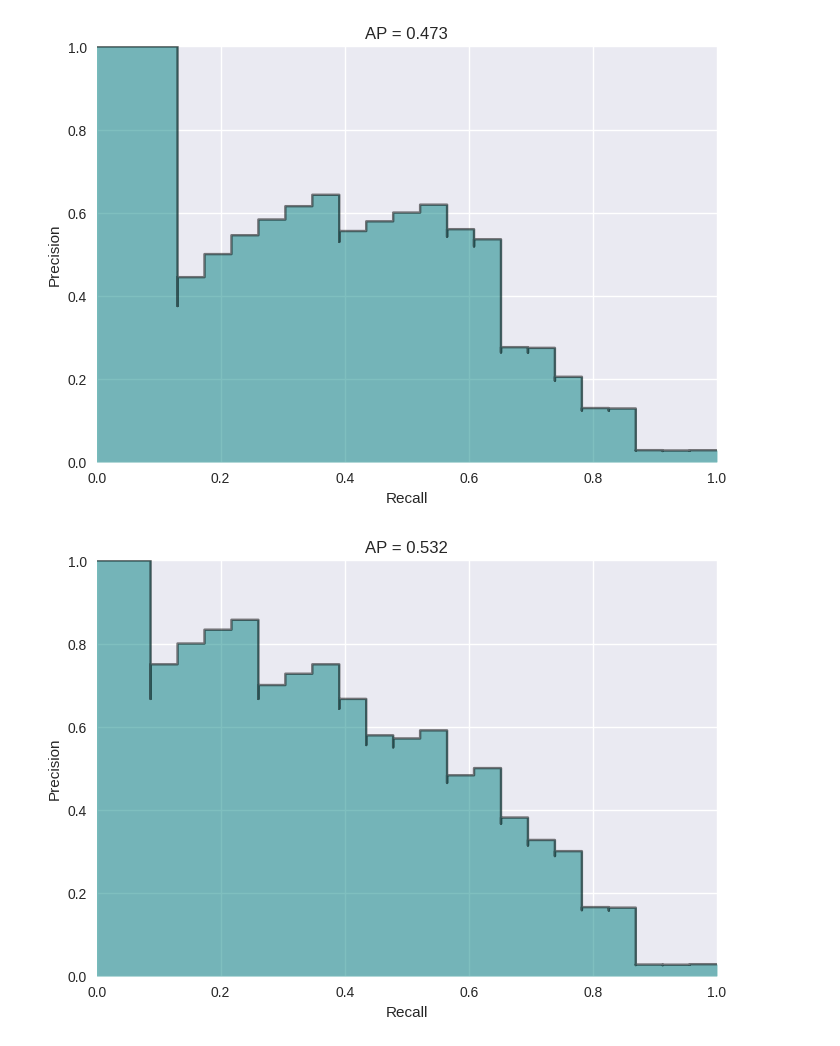
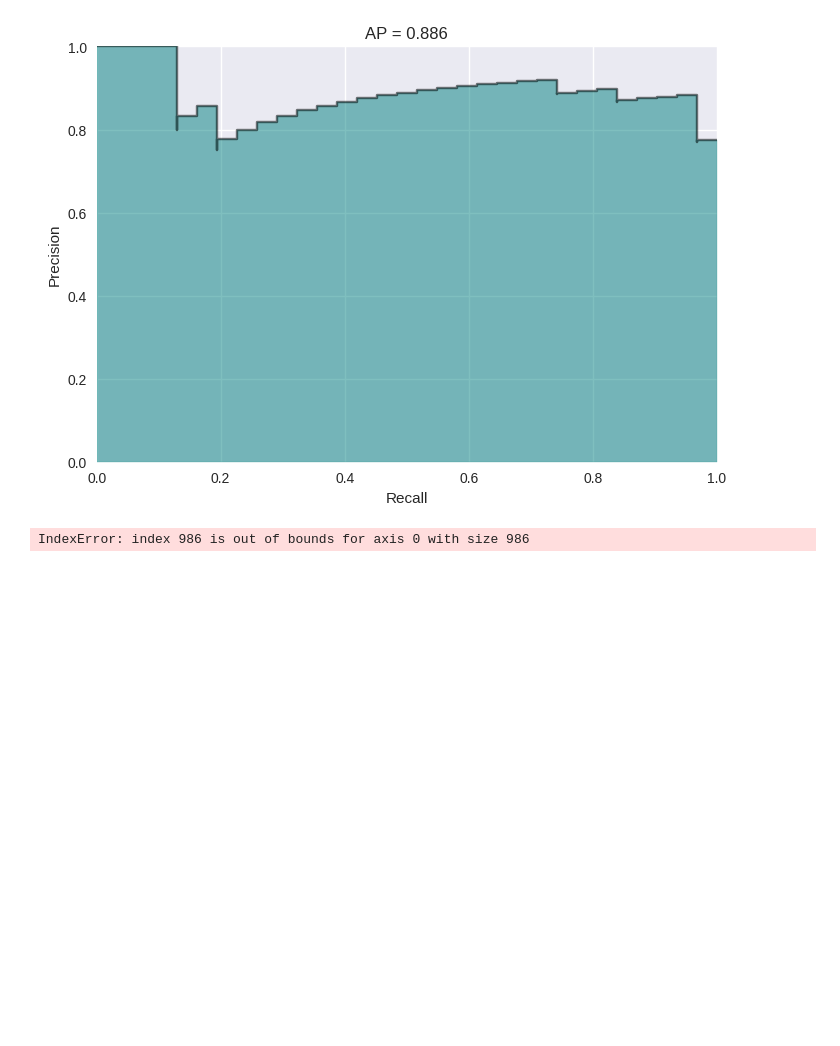
Before and after one commit to amoshyc/ccu-multimedia, a Jupyter notebook: hw1/main.ipynb, the cells around one changed output. Drawn from its saved outputs; the diff is of its cells as text; code cells hidden in the pictures; blank space fills up the shorter version.

```diff
--- a/hw1/main.ipynb
+++ b/hw1/main.ipynb
@@ -39,17 +39,23 @@ def load_img(path, grey=True):
 
 
 def pr_curve(y_true, y_score, color='teal'):
-    precision, recall, threshold = metrics.precision_recall_curve(y_true, y_score)
+    pr, re, th = metrics.precision_recall_curve(y_true, y_score)
     ap = metrics.average_precision_score(y_true, y_score)
 
     fig, ax = plt.subplots(dpi=100)
-    ax.step(recall, precision, where='post', alpha=0.5, color='k')
-    ax.fill_between(recall, precision, step='post', alpha=0.5, color=color)
+    ax.step(re, pr, where='post', alpha=0.5, color='k')
+    ax.fill_between(re, pr, step='post', alpha=0.5, color=color)
     ax.set_xlabel('Recall')
     ax.set_ylabel('Precision')
     ax.set_title('AP = {:.3f}'.format(ap))
     ax.set_xlim(0.0, 1.0)
     ax.set_ylim(0.0, 1.0)
     plt.show()
-    return precision, recall, threshold, ap
+
+    df = pd.DataFrame({
+        'th': th,
+        'pr': pr[:-1],
+        're': re[:-1]
+    })
+    return df, ap
 # %%
@@ -72,30 +84,36 @@ with open(truth, 'r') as f:
 # %%
-def hist_detect(paths, dist_func, nbins=16, pbar=True):
-    score = np.zeros(n_frames, dtype=np.float32)
-
-    if pbar:
-        paths = tqdm(paths, desc='hist')
+def hist_detect(paths, dist_func, nbins=16):
+    score = np.zeros(len(paths), dtype=np.float32)
 
     prev_hist = None
     for idx, path in enumerate(paths):
         img = load_img(path, grey=True)
         cur_hist, _ = np.histogram(img, bins=nbins, density=True)
         cur_hist = cur_hist / nbins
 
         if idx >= 1:
             score[idx] = dist_func(prev_hist, cur_hist)
 
         prev_hist = cur_hist
         del img
 
     return score
 
 
-L1_score = hist_detect(xs, L1)
-L2_score = hist_detect(xs, L2)
+# L1_score = hist_detect(xs_fr, L1)
+L2_score = hist_detect(xs_fr, L2)
+# df1, _ = pr_curve(ys_fr, L1_score)
+df2, _ = pr_curve(ys_fr, L2_score)
+
+# L1_score = hist_detect(xs_nw, L1)
+L2_score = hist_detect(xs_nw, L2)
+# df1, _ = pr_curve(ys_nw, L1_score)
+df2, _ = pr_curve(ys_nw, L2_score)
+
+# L1_score = hist_detect(xs_sc, L1)
+L2_score = hist_detect(xs_sc, L2)
+# df1, _ = pr_curve(ys_sc, L1_score)
+df2, _ = pr_curve(ys_sc, L2_score)
+# %% [output]
+[figure, added]
+IndexError: index 986 is out of bounds for axis 0 with size 986
-# %%
-_ = pr_curve(ys, L1_score)
-_ = pr_curve(ys, L2_score)
-# %% [output]
-[figure, removed]
-[figure, removed]
```
Also changed, not shown: parts of 2 cells of this notebook.
